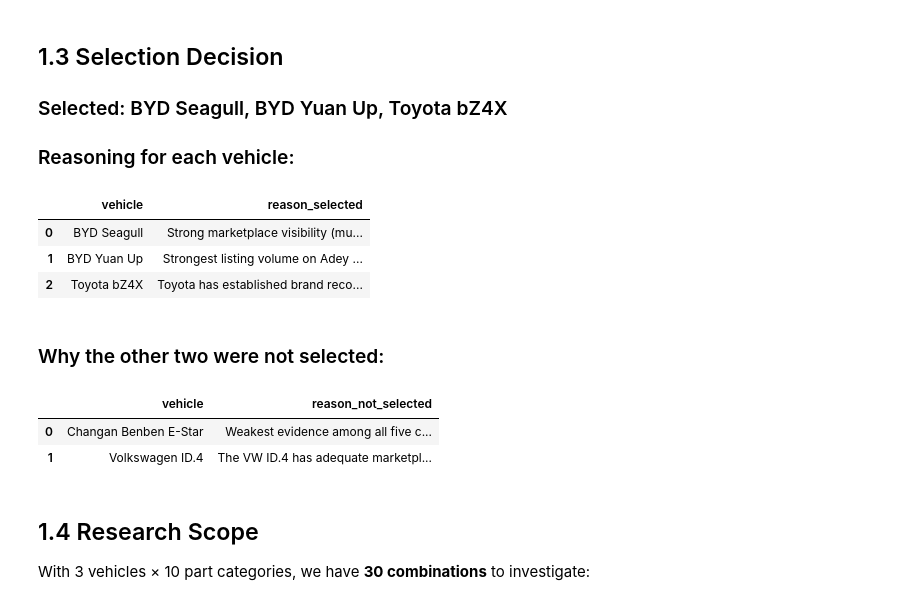
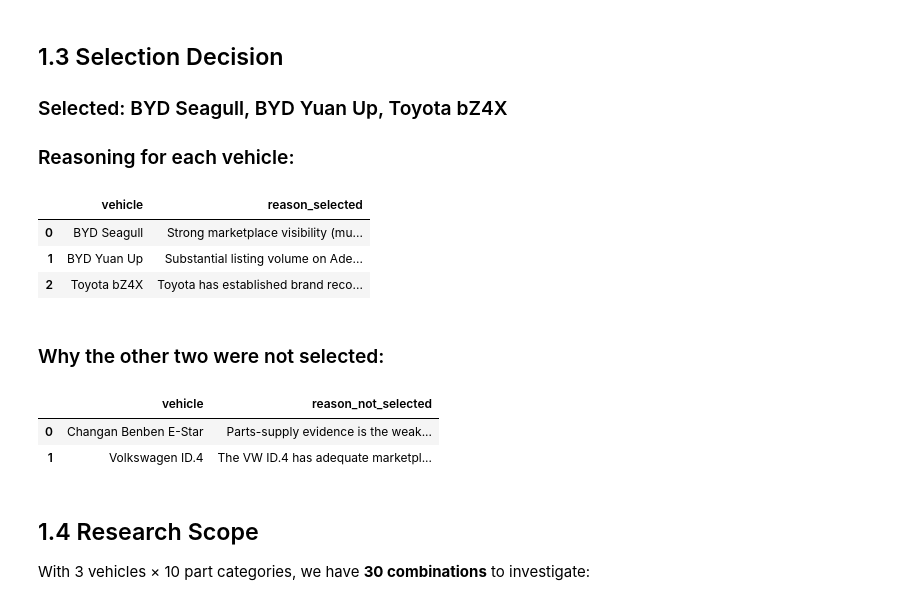
Before and after one commit to zacktam12/ev-spare-parts-prioritization, a Jupyter notebook: notebooks/01_vehicle_selection.ipynb, the cells around one changed output. Cells and saved outputs as stored; diff of their text form; code cells hidden in the pictures.

```diff
--- a/notebooks/01_vehicle_selection.ipynb
+++ b/notebooks/01_vehicle_selection.ipynb
@@ -86,28 +120,28 @@ vehicle_evidence
 # %%
 selection_reasoning = pd.DataFrame({
     'vehicle': ['BYD Seagull', 'BYD Yuan Up', 'Toyota bZ4X'],
     'reason_selected': [
         'Strong marketplace visibility (multiple Adey listings + Gezat catalogue). '
         'Two dedicated parts catalogues available (cqswautoparts.com for part numbers, '
         'landinparts.com for pricing). This gives us the best chance of finding '
         'compatibility and pricing evidence for all 10 part categories.',
 
-        'Strongest listing volume on Adey Market (1,360+ listings for BYD Yuan Up page). '
+        f'Substantial listing volume on Adey Market ({int(adey_counts.get("Yuan Up", 0))} Yuan Up listings in the collected Adey sample). '
         'Listed on Gezat catalogue. Parts available through landinparts.com. '
         'High marketplace visibility suggests significant import volume into Ethiopia.',
 
         'Toyota has established brand recognition and service infrastructure in Ethiopia. '
         'The bZ4X appears on both Adey Market and Gezat. A dedicated parts catalogue '
         'exists at toyota-spare-parts.com. NHTSA complaint data is available for the '
         'bZ4X (US market), providing independent failure evidence.'
     ]
 })
 
 selection_reasoning.style.set_properties(**{'text-align': 'left', 'white-space': 'pre-wrap'})
 # %% [output]
 |  | vehicle | reason_selected |
 | 0 | BYD Seagull | Strong marketplace visibility (mu... |
-| 1 | BYD Yuan Up | Strongest listing volume on Adey ... |
+| 1 | BYD Yuan Up | Substantial listing volume on Ade... |
 | 2 | Toyota bZ4X | Toyota has established brand reco... |
 # %% [markdown]
 ### Why the other two were not selected:
@@ -115,11 +149,12 @@ selection_reasoning.style.set_properties(**{'text-align': 'left', 'white-space':
 rejection_reasoning = pd.DataFrame({
     'vehicle': ['Changan Benben E-Star', 'Volkswagen ID.4'],
     'reason_not_selected': [
-        'Weakest evidence among all five candidates. Adey Market has only one listing '
-        'labelled "Estar" — the exact model (Benben E-Star) could not be confirmed. '
-        'Gezat lists the Changan brand but the specific Benben E-Star model needs '
-        'verification. No dedicated parts catalogue was found, which would make '
-        'investigating all 10 part categories very difficult.',
+        'Parts-supply evidence is the weakest among all five candidates. The Adey sample '
+        f'contains {int(adey_counts.get("Benben E-Star", 0))} "Benben E-Star" vehicles, so the model is visible in the market, '
+        'but no dedicated Changan/Benben parts catalogue was found (unlike BYD Seagull, '
+        'BYD Yuan Up or Toyota bZ4X). Gezat lists the Changan brand but the specific '
+        'Benben E-Star model and its part-level availability still need verification, and '
+        'without a parts catalogue investigating all 10 part categories would be very difficult.',
 
         'The VW ID.4 has adequate marketplace evidence (Adey listings + Gezat catalogue) '
         'and a parts catalogue at exist.ae. However, Toyota has stronger brand '
@@ -132,7 +167,7 @@ rejection_reasoning = pd.DataFrame({
 rejection_reasoning.style.set_properties(**{'text-align': 'left', 'white-space': 'pre-wrap'})
 # %% [output]
 |  | vehicle | reason_not_selected |
-| 0 | Changan Benben E-Star | Weakest evidence among all five c... |
+| 0 | Changan Benben E-Star | Parts-supply evidence is the weak... |
 | 1 | Volkswagen ID.4 | The VW ID.4 has adequate marketpl... |
 # %% [markdown]
 ## 1.4 Research Scope
```
Also changed, not shown: parts of 2 cells of this notebook, 3 other files.
